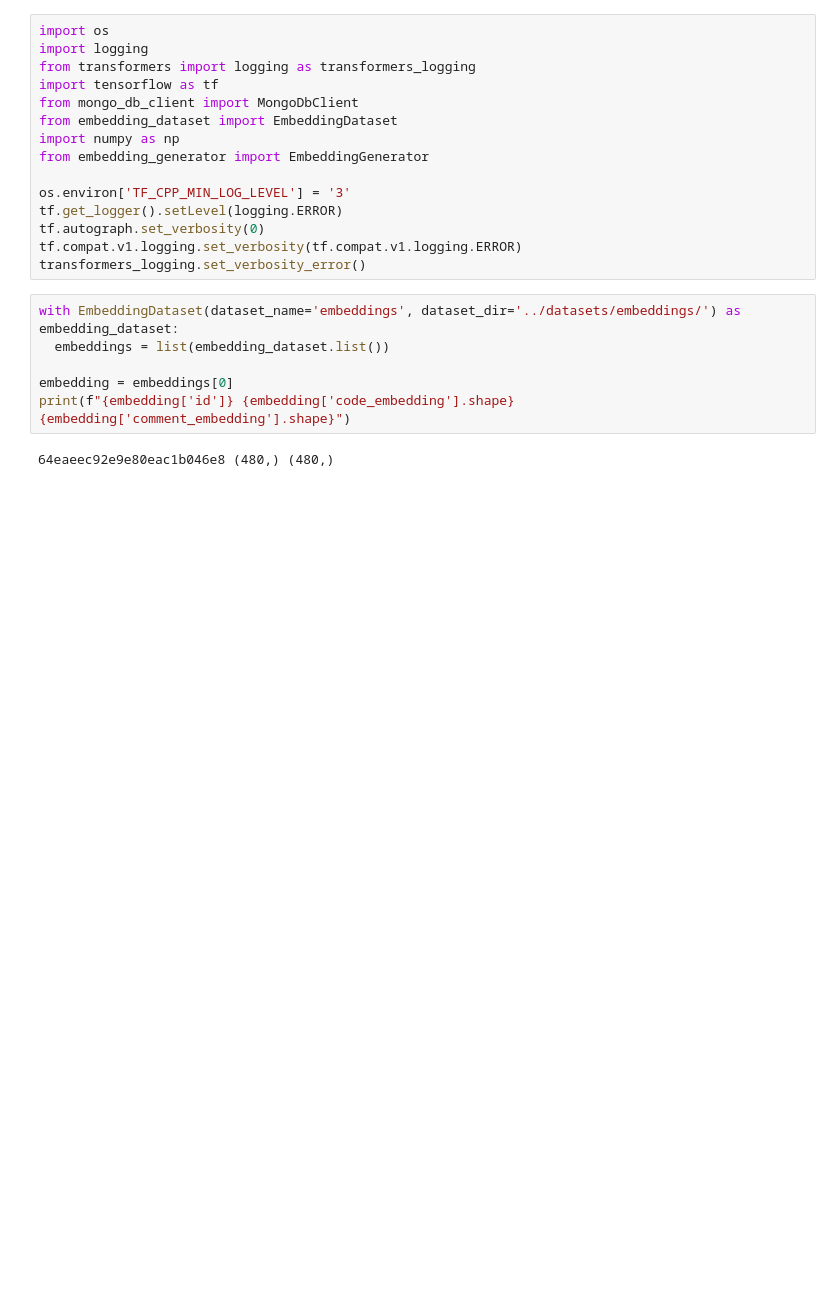
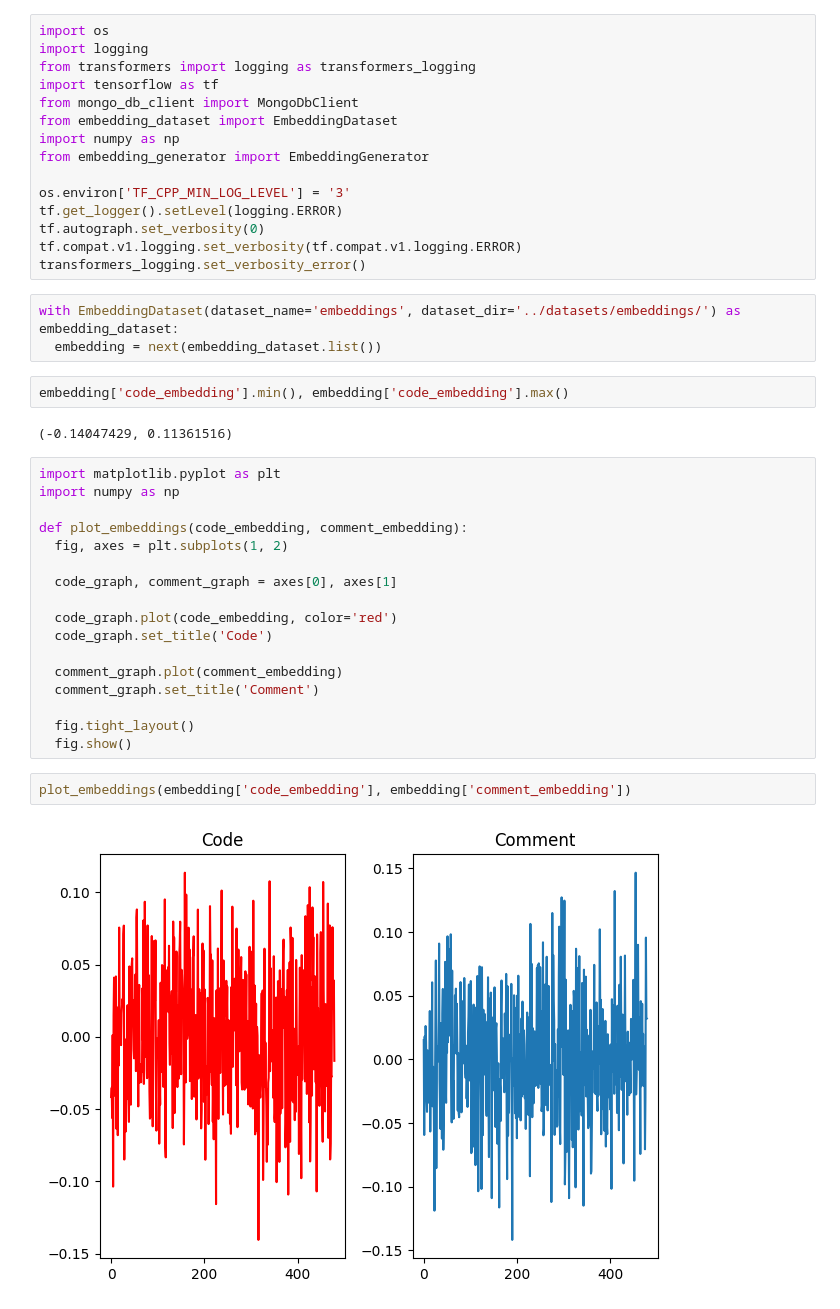
Before and after one commit to betopompolo/embedding_comparator, a Jupyter notebook: src/lab.ipynb, the cells around one changed output. Cells and saved outputs as stored; diff of their text form; blank space fills up the shorter version.

Commit message:
feat: plot embeddings

```diff
--- a/src/lab.ipynb
+++ b/src/lab.ipynb
@@ -15,9 +15,29 @@ tf.compat.v1.logging.set_verbosity(tf.compat.v1.logging.ERROR)
 transformers_logging.set_verbosity_error()
 # %%
 with EmbeddingDataset(dataset_name='embeddings', dataset_dir='../datasets/embeddings/') as embedding_dataset:
-  embeddings = list(embedding_dataset.list())
-
-embedding = embeddings[0]
-print(f"{embedding['id']} {embedding['code_embedding'].shape} {embedding['comment_embedding'].shape}")
+  embedding = next(embedding_dataset.list())
-# %% [output]
-64eaeec92e9e80eac1b046e8 (480,) (480,)
+# %%
+embedding['code_embedding'].min(), embedding['code_embedding'].max()
+# %% [output]
+(-0.14047429, 0.11361516)
+# %%
+import matplotlib.pyplot as plt
+import numpy as np
+
+def plot_embeddings(code_embedding, comment_embedding):
+  fig, axes = plt.subplots(1, 2)
+
+  code_graph, comment_graph = axes[0], axes[1]
+
+  code_graph.plot(code_embedding, color='red')
+  code_graph.set_title('Code')
+
+  comment_graph.plot(comment_embedding)
+  comment_graph.set_title('Comment')
+
+  fig.tight_layout()
+  fig.show()
+# %%
+plot_embeddings(embedding['code_embedding'], embedding['comment_embedding'])
+# %% [output]
+[figure, added]
```
Also changed, not shown: 3 other files.
